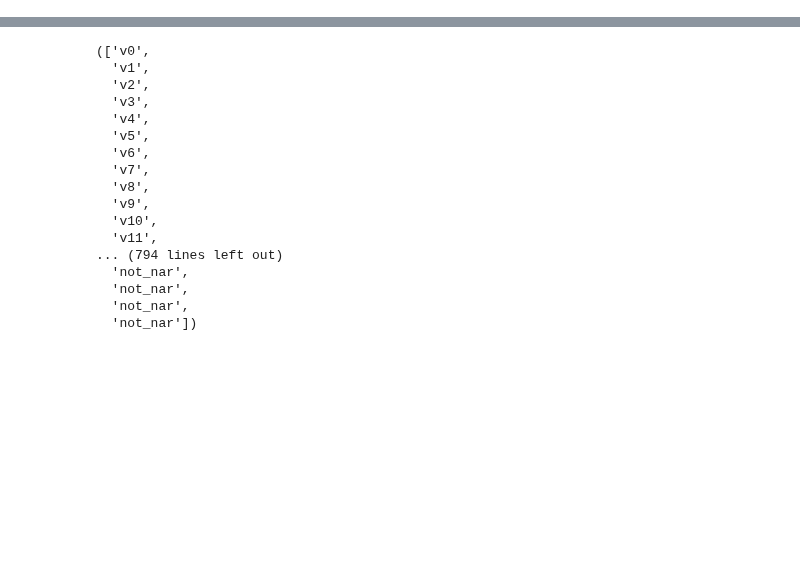
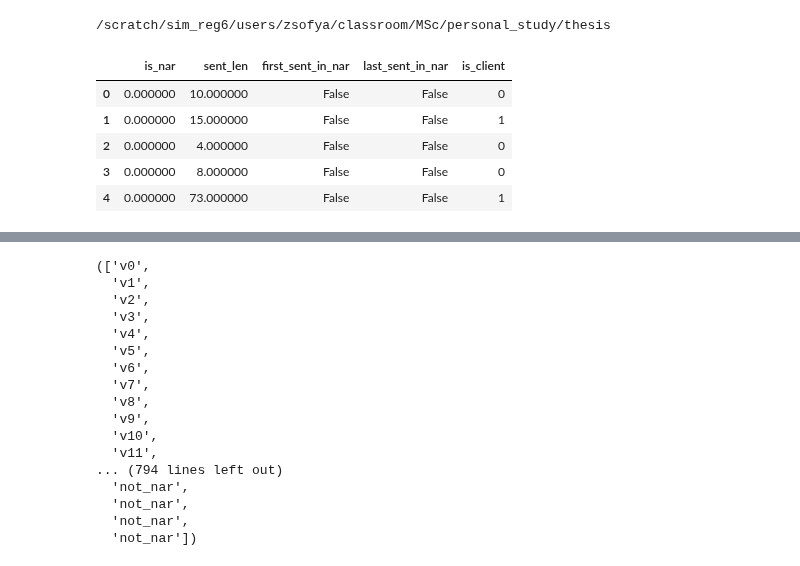
Before and after one commit to Sofy34/personal_strudy, a Jupyter notebook: thesis/03_crf_pos.ipynb, the cells around one changed output, grey strips where cells are left out. Drawn from its saved outputs; the diff is of its cells as text; code cells hidden in the pictures; blank space fills up the shorter version.

```diff
--- a/thesis/03_crf.ipynb
+++ b/thesis/03_crf_pos.ipynb
@@ -14 +13,18 @@ vec_dim = 300
+# %%
+take_columns = ['sent_len','first_sent_in_nar','last_sent_in_nar','is_client','is_nar']
+# %%
+imp.reload(doc_utils)
+!pwd
+sent_db = pd.read_csv("./dataframes/sent_db.csv",usecols=take_columns)
+# %% [output]
+/scratch/sim_reg6/users/zsofya/classroom/MSc/personal_study/thesis
+# %%
+sent_db.head()
+# %% [output]
+|  | is_nar | sent_len | first_sent_in_nar | last_sent_in_nar | is_client |
+| 0 | 0.000000 | 10.000000 | False | False | 0 |
+| 1 | 0.000000 | 15.000000 | False | False | 1 |
+| 2 | 0.000000 | 4.000000 | False | False | 0 |
+| 3 | 0.000000 | 8.000000 | False | False | 0 |
+| 4 | 0.000000 | 73.000000 | False | False | 1 |
 # %%
```
Also changed, not shown: parts of 28 cells of this notebook, 4 other files.
